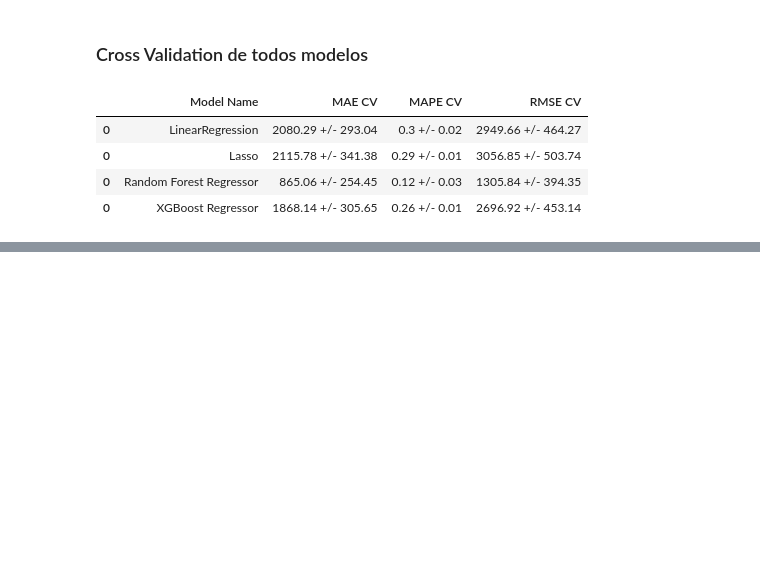
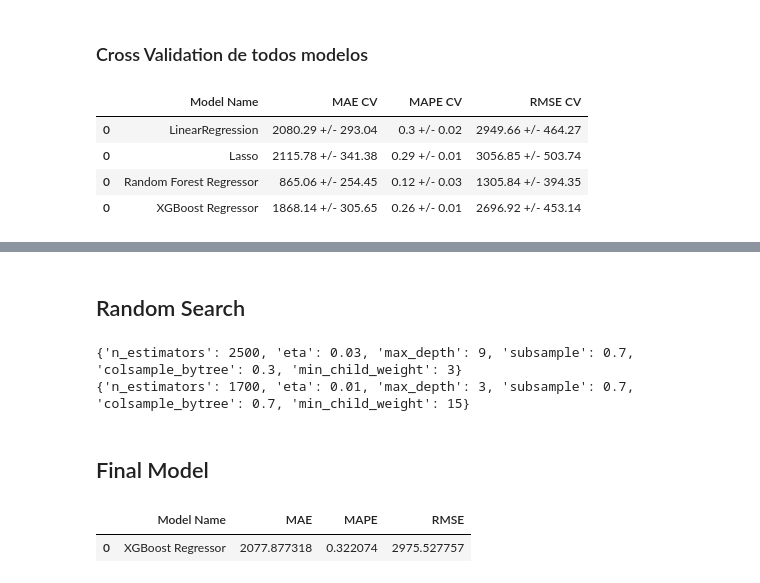
Before and after one commit to LuigiFerrari14/Data-Science-in-Production, a Jupyter notebook: RossmannSalesPrediction.ipynb, the cells around one changed output, grey strips where cells are left out. Cells and saved outputs as stored; diff of their text form; code cells hidden in the pictures; blank space fills up the shorter version.

Commit message:
add fine tuning, random search!

```diff
--- a/RossmannSalesPrediction.ipynb
+++ b/RossmannSalesPrediction.ipynb
@@ -1172,0 +1174,2 @@ modelling_result_cv
+# %% [markdown]
+## Random Search
@@ -1172,0 +1187,60 @@ modelling_result_cv
+# %%
+final_result = pd.DataFrame()
+for i in range(MAX_EVAL):
+    # Escolhe valores para os parâmetros aleatoriamente
+    hp = {k: random.sample(v, 1)[0] for k, v in param.items()}
+    print(hp)
+
+    # Modelo
+    model_xgb = xgb.XGBRegressor(
+        objective='reg:squarederror',
+        n_estimators=hp['n_estimators'],
+        eta=hp['eta'],
+        max_depth=hp['max_depth'],
+        subsample=hp['subsample'],
+        colsample_bytree=hp['colsample_bytree'],
+        min_child_weight=hp['min_child_weight']
+    )
+
+
+    # Avaliação de desempenho
+    result = cross_validation(x_training, 2, 'XGBoost Regressor', model_xgb, verbose=False)
+    final_result = pd.concat([final_result, result])
+
+final_result
+# %% [output]
+{'n_estimators': 2500, 'eta': 0.03, 'max_depth': 9, 'subsample': 0.7, 'colsample_bytree': 0.3, 'min_child_weight': 3}
+{'n_estimators': 1700, 'eta': 0.01, 'max_depth': 3, 'subsample': 0.7, 'colsample_bytree': 0.7, 'min_child_weight': 15}
+# %% [markdown]
+## Final Model
+# %%
+param_tuned = {
+    'n_estimators': 30 ,
+    'eta': 0.03,
+    'max_depth':3 ,
+    'subsample':0.7 ,
+    'colsample_bytree': 0.3,
+    'min_child_weight': 15
+}
+# %%
+# Modelo
+model_xgb_tunned = xgb.XGBRegressor(
+    objective='reg:squarederror',
+    n_estimators=param_tuned['n_estimators'],
+    eta=param_tuned['eta'],
+    max_depth=param_tuned['max_depth'],
+    subsample=param_tuned['subsample'],
+    colsample_bytree=param_tuned['colsample_bytree'],
+    min_child_weight=param_tuned['min_child_weight']
+).fit(x_train, y_train)
+
+
+yhat_xbg_tunned = model_xgb_tunned.predict(x_test)
+
+
+# Avaliação de desempenho
+xbg_result_tunned = ml_error('XGBoost Regressor', np.expm1(y_test), np.expm1(yhat_xbg_tunned))
+xbg_result_tunned
+# %% [output]
+|  | Model Name | MAE | MAPE | RMSE |
+| 0 | XGBoost Regressor | 2077.877318 | 0.322074 | 2975.527757 |
```
Also changed, not shown: parts of 7 cells of this notebook.
